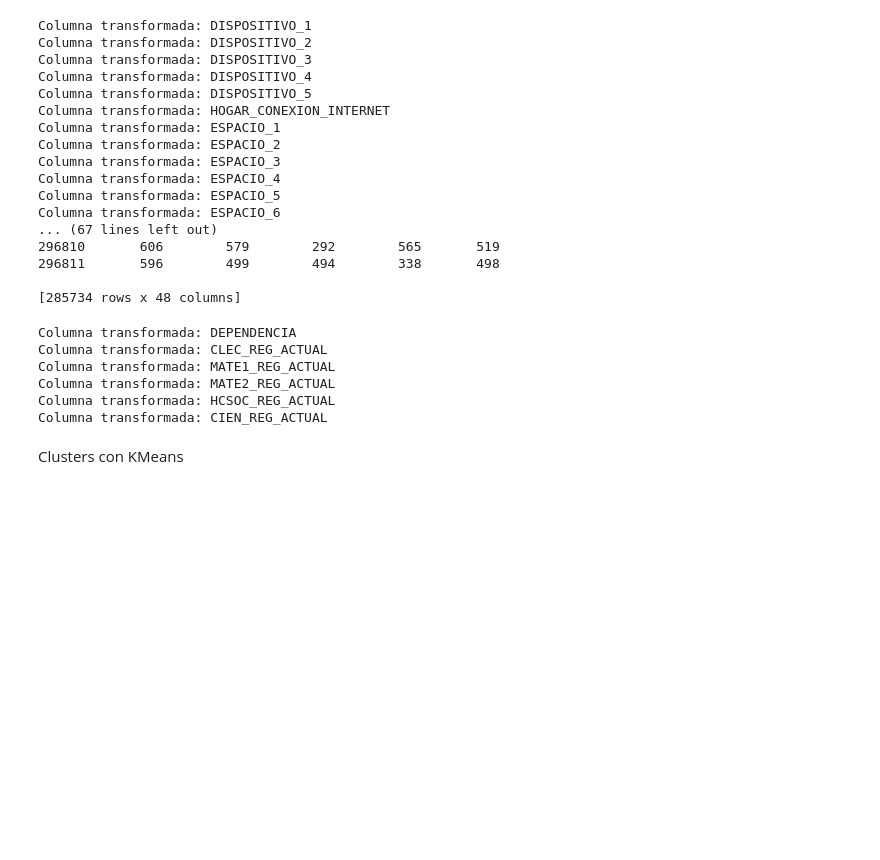
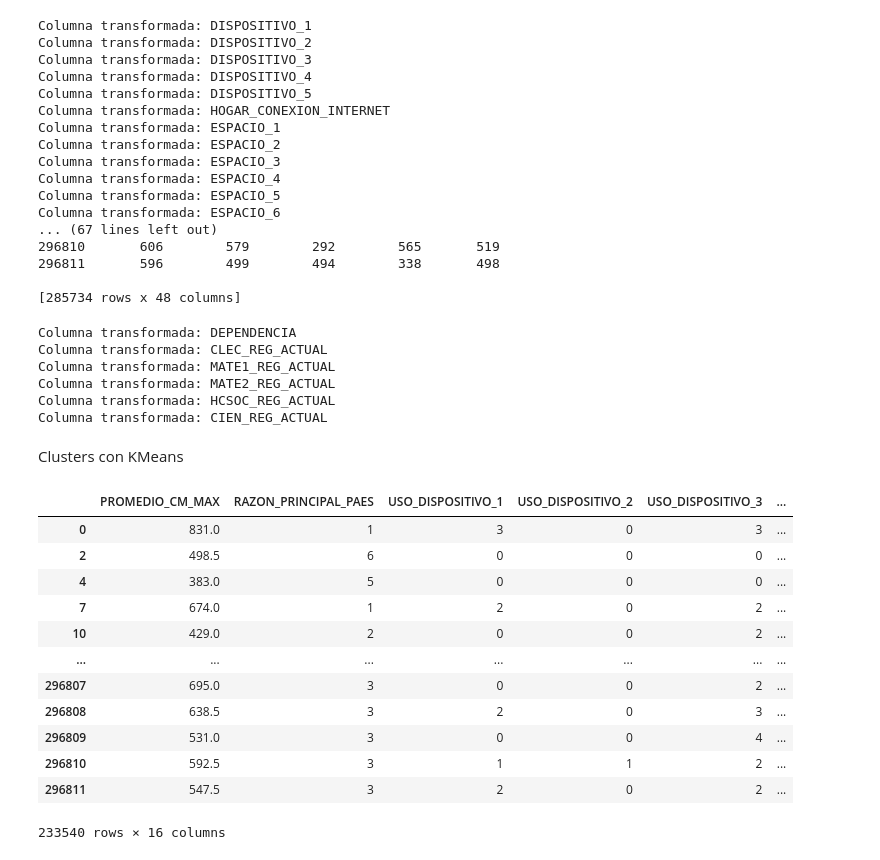
Before and after one commit to gurbina2234/Repo-Mineria-PSU, a Jupyter notebook: datos_oficial.ipynb, the cells around one changed output. Cells and saved outputs as stored; diff of their text form; code cells hidden in the pictures; blank space fills up the shorter version.

```diff
--- a/datos_oficial.ipynb
+++ b/datos_oficial.ipynb
@@ -130,9 +130,22 @@ Columna transformada: CIEN_REG_ACTUAL
 Clusters con KMeans
 # %%
 #seleccion de columnas para hacer el cluster
-data2 = merged_new.drop('MRUN',axis=1)
+# data1 = merged_new[['PROMEDIO_CM_MAX','RAZON_PRINCIPAL_PAES','USO_DISPOSITIVO_1','USO_DISPOSITIVO_2','USO_DISPOSITIVO_3','CONEXION_INSUFICIENTE','USO_ESPACIO_1','USO_ESPACIO_2','USO_ESPACIO_3','USO_ESPACIO_4','USO_ESPACIO_5','USO_ESPACIO_6','USO_ESPACIO_7','USO_ESPACIO_8','TRANQUILIDAD_COLEGIO','TRABAJO_GRUPO_COLEGIO']]
 data1 = merged_new[['PROMEDIO_CM_MAX','RAZON_PRINCIPAL_PAES','USO_DISPOSITIVO_1','USO_DISPOSITIVO_2','USO_DISPOSITIVO_3','CONEXION_INSUFICIENTE','USO_ESPACIO_1','USO_ESPACIO_2','USO_ESPACIO_3','USO_ESPACIO_4','USO_ESPACIO_5','USO_ESPACIO_6','USO_ESPACIO_7','USO_ESPACIO_8','TRANQUILIDAD_COLEGIO','TRABAJO_GRUPO_COLEGIO']]
+idxs = [1, 4, 7, 13]
 data = data1[(data1['RAZON_PRINCIPAL_PAES'].isin([1,2,3,4,5,6,8]))& (data1['PROMEDIO_CM_MAX']>=200)]
-data4 = data[['USO_DISPOSITIVO_3',
-       'CONEXION_INSUFICIENTE', 'USO_ESPACIO_1', 'USO_ESPACIO_8',
-       'TRANQUILIDAD_COLEGIO', 'TRABAJO_GRUPO_COLEGIO']]
+data
+# %% [output]
+|  | PROMEDIO_CM_MAX | RAZON_PRINCIPAL_PAES | USO_DISPOSITIVO_1 | USO_DISPOSITIVO_2 | USO_DISPOSITIVO_3 | ... |
+| 0 | 831.0 | 1 | 3 | 0 | 3 | ... |
+| 2 | 498.5 | 6 | 0 | 0 | 0 | ... |
+| 4 | 383.0 | 5 | 0 | 0 | 0 | ... |
+| 7 | 674.0 | 1 | 2 | 0 | 2 | ... |
+| 10 | 429.0 | 2 | 0 | 0 | 2 | ... |
+| ... | ... | ... | ... | ... | ... | ... |
+| 296807 | 695.0 | 3 | 0 | 0 | 2 | ... |
+| 296808 | 638.5 | 3 | 2 | 0 | 3 | ... |
+| 296809 | 531.0 | 3 | 0 | 0 | 4 | ... |
+| 296810 | 592.5 | 3 | 1 | 1 | 2 | ... |
+| 296811 | 547.5 | 3 | 2 | 0 | 2 | ... |
+233540 rows × 16 columns
```
Also changed, not shown: parts of 7 cells of this notebook.
